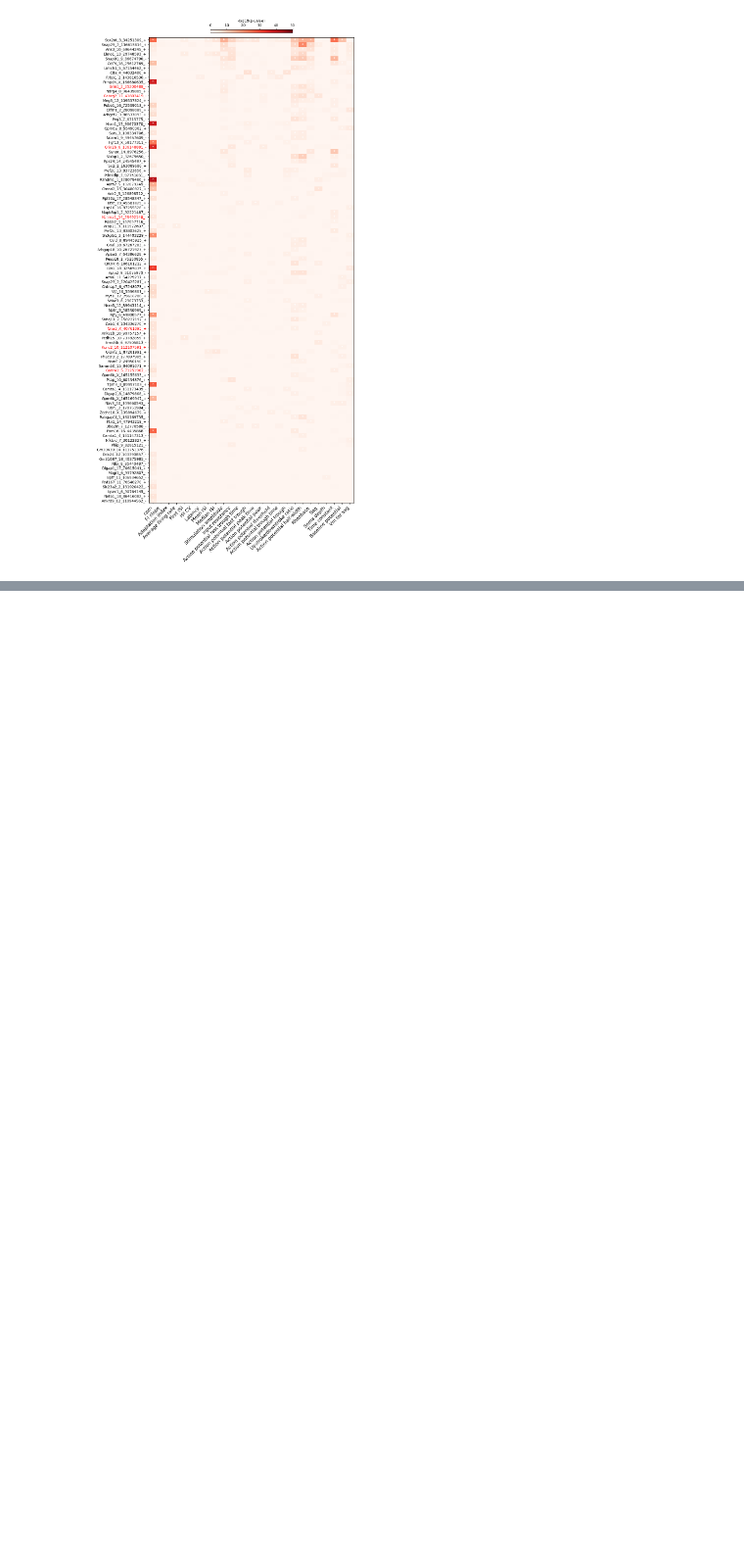
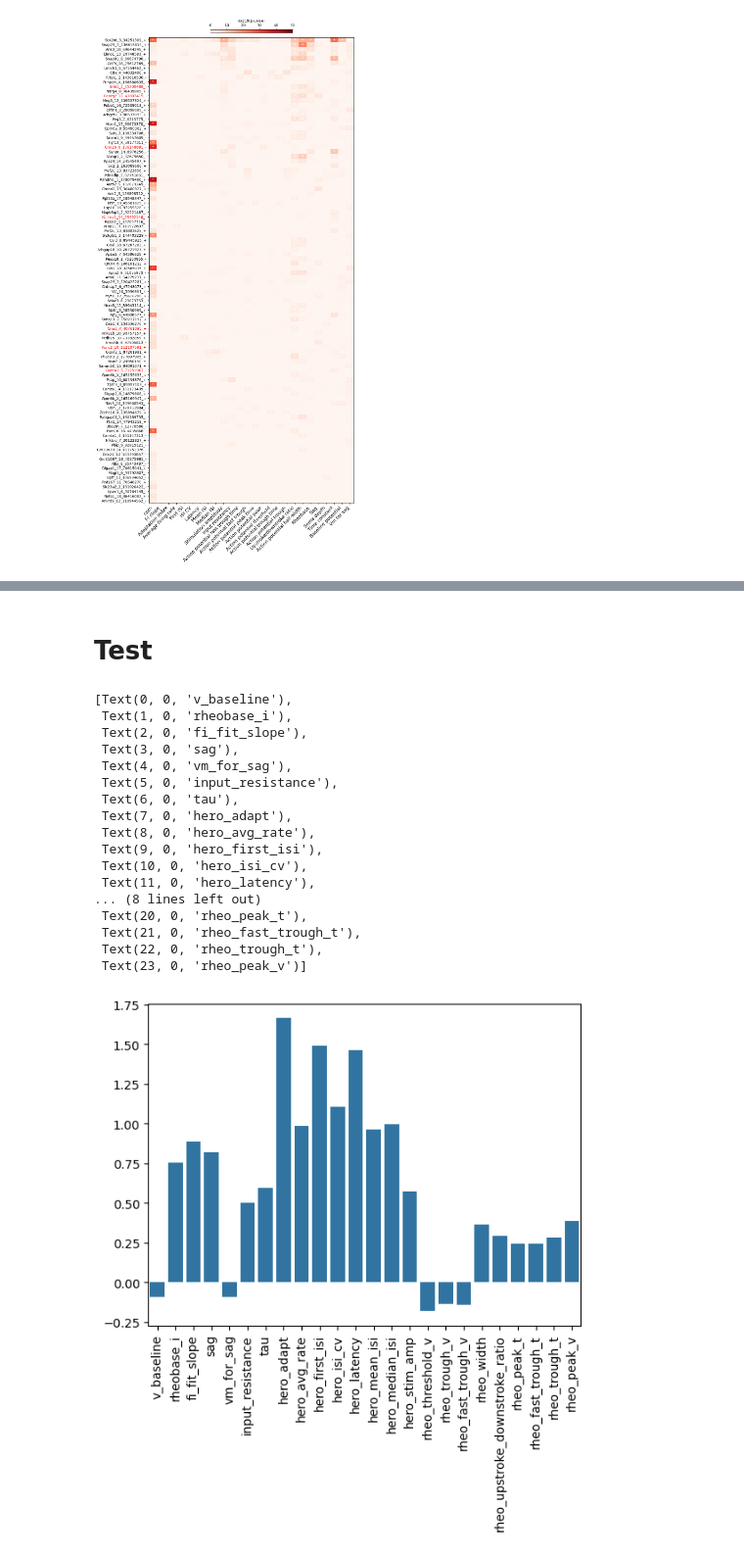
Before and after one commit to nuoxuxu/patch_seq_spl, a Jupyter notebook: notebooks/funcitonal_characterization.ipynb, the cells around one changed output, grey strips where cells are left out. Shown at 98% size. Saved outputs shown, nothing was run; the diff lists cells and outputs as text; code cells hidden in the pictures; blank space fills up the shorter version.

```diff
--- a/notebooks/funcitonal_characterization.ipynb
+++ b/notebooks/funcitonal_characterization.ipynb
@@ -257,0 +283,29 @@ Text(0.5, 0, 'proportion')
+# %% [markdown]
+# Test
+# %%
+ephys_prop_df = pd.read_csv("data/ephys_data_sc.csv", index_col = 0)
+# %%
+fig, ax = plt.subplots()
+
+ephys_prop_df.apply(lambda x: x.std() / x.mean(), axis = 0)\
+    .pipe(sns.barplot, ax = ax)
+ax.set_xticklabels(ax.get_xticklabels(), rotation=90)
+# %% [output]
+[Text(0, 0, 'v_baseline'),
+ Text(1, 0, 'rheobase_i'),
+ Text(2, 0, 'fi_fit_slope'),
+ Text(3, 0, 'sag'),
+ Text(4, 0, 'vm_for_sag'),
+ Text(5, 0, 'input_resistance'),
+ Text(6, 0, 'tau'),
+ Text(7, 0, 'hero_adapt'),
+ Text(8, 0, 'hero_avg_rate'),
+ Text(9, 0, 'hero_first_isi'),
+ Text(10, 0, 'hero_isi_cv'),
+ Text(11, 0, 'hero_latency'),
+... (8 lines left out)
+ Text(20, 0, 'rheo_peak_t'),
+ Text(21, 0, 'rheo_fast_trough_t'),
+ Text(22, 0, 'rheo_trough_t'),
+ Text(23, 0, 'rheo_peak_v')]
+[figure, added]
```
Also changed, not shown: parts of 24 cells of this notebook, 3 other files.
